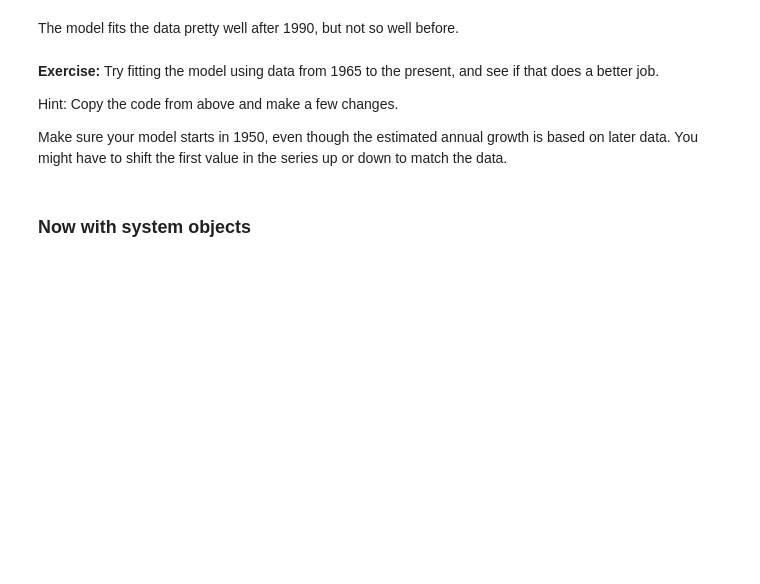
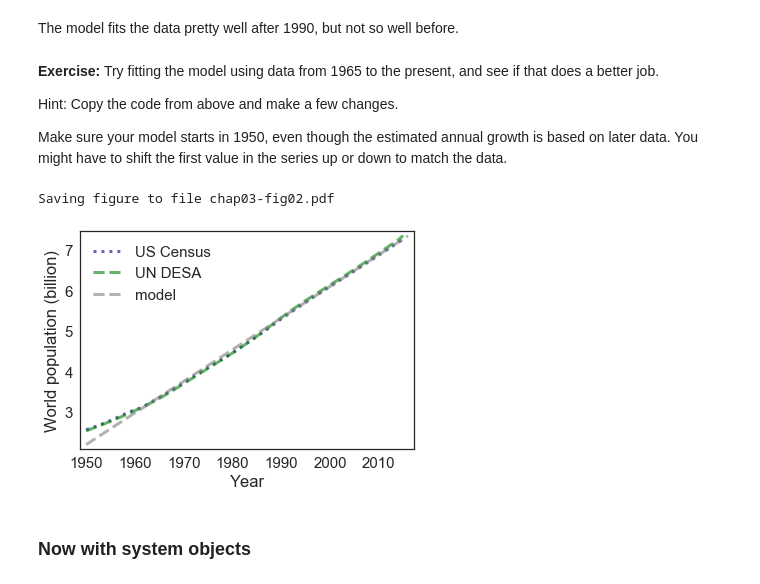
Before and after one commit to minhkhang1795/ModSimPy, a Jupyter notebook: code/chap03mine.ipynb, the cells around one changed output. Drawn from its saved outputs; the diff is of its cells as text; code cells hidden in the pictures; blank space fills up the shorter version.

Commit message:
Modify chap03mine and Add bonus02bdiagnostic

```diff
--- a/code/chap03mine.ipynb
+++ b/code/chap03mine.ipynb
@@ -94,13 +181,17 @@ This function plots the estimates generated by the US Censis and UN DESA, and la
 
 `1e9` is scientific notation for $1 \cdot 10^9$ or 1 billion.
 # %%
-def plot_estimates(table):
+def plot_estimates(table, isBillion):
     """Plot world population estimates.
 
     table: DataFrame with columns 'un' and 'census'
     """
-    un = table.un / 1e9
-    census = table.census / 1e9
+    if isBillion:
+        un = table.un / 1e9
+        census = table.census / 1e9
+    else:
+        un = table.un / 1e6
+        census = table.census / 1e6
 
     plot(census, ':', color='darkblue', label='US Census')
     plot(un, '--', color='green', label='UN DESA')
@@ -199,3 +358,25 @@ Make sure your model starts in 1950, even though the estimated annual growth is
+# %%
+# Solution goes here
+first_year = 1965
+last_year = census.index[-1]
+
+total_growth = census[last_year] - census[first_year]
+elapsed_time = last_year - first_year
+annual_growth = total_growth / elapsed_time
+
+results = TimeSeries()
+results[1950] = census[1950] - 0.37
+for t in linrange(1950, 2015):
+    results[t+1] = results[t] + annual_growth
+
+newfig()
+plot_estimates(table2)
+plot(results, '--', color='gray', label='model')
+decorate(xlabel='Year', ylabel='World population (billion)')
+savefig('chap03-fig02.pdf')
+# %% [output]
+Saving figure to file chap03-fig02.pdf
+[figure, added]
 # %% [markdown]
 ### Now with system objects
 # %% [markdown]
```
Also changed, not shown: parts of 72 cells of this notebook, 7 other files.
